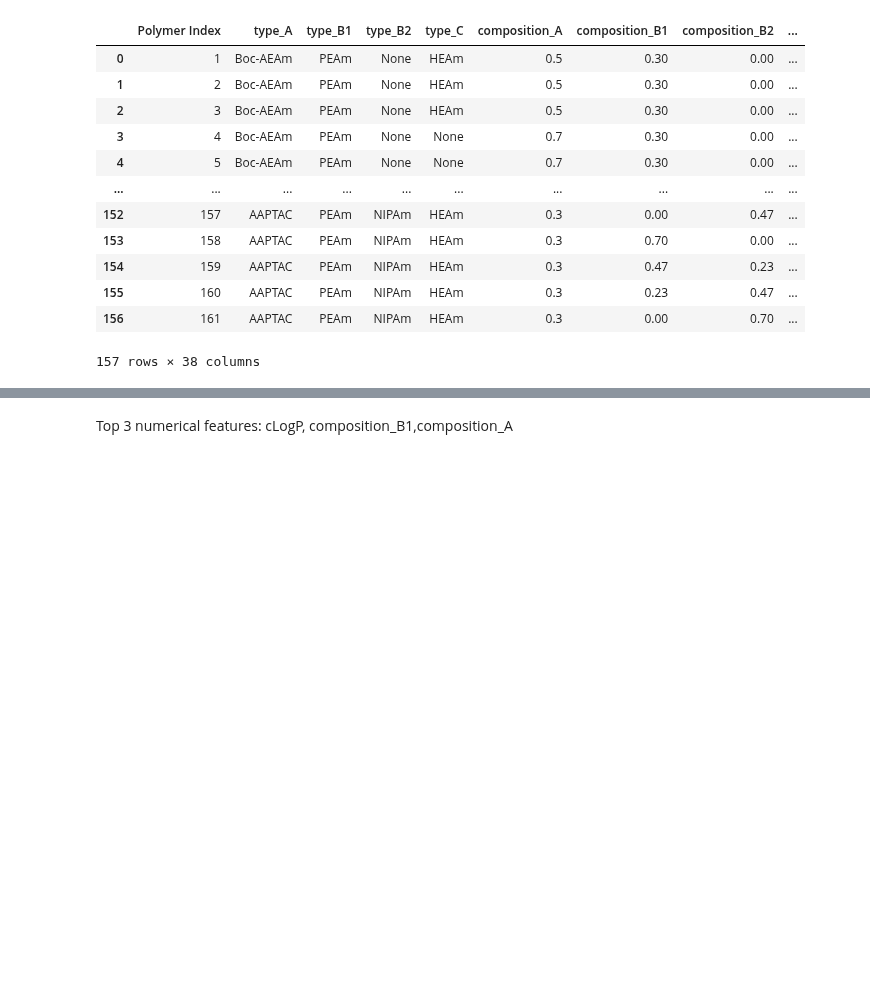
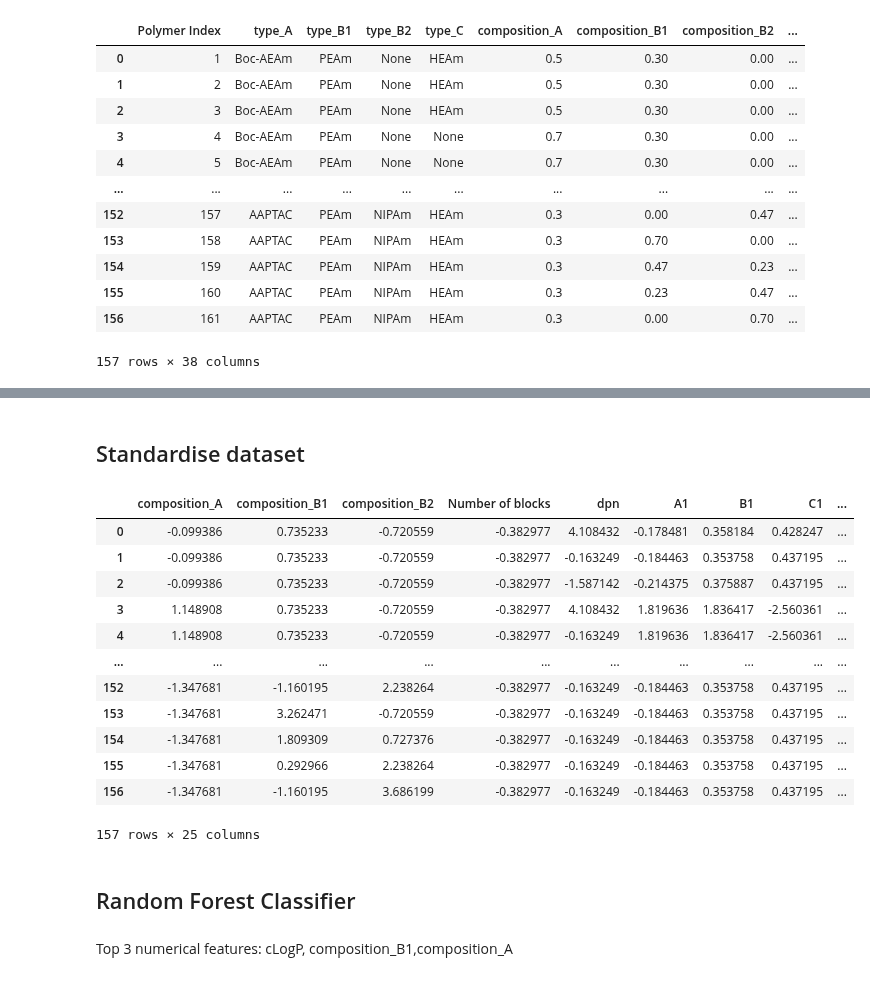
Before and after one commit to YimengJin/Thesis_Yimeng, a Jupyter notebook: Polymer BO.ipynb, the cells around one changed output, grey strips where cells are left out. Saved outputs shown, nothing was run; the diff lists cells and outputs as text; code cells hidden in the pictures; blank space fills up the shorter version.

```diff
--- a/Polymer BO.ipynb
+++ b/Polymer BO.ipynb
@@ -41,0 +96,26 @@ data
+# %% [markdown]
+## Standardise dataset
+# %%
+from sklearn.preprocessing import StandardScaler
+scaler = StandardScaler()
+
+X_train = scaler.fit_transform(X)
+X_train = pd.DataFrame(X_scaled, columns = X.columns, index = X.index.values.tolist())
+
+X_train
+# %% [output]
+|  | composition_A | composition_B1 | composition_B2 | Number of blocks | dpn | A1 | B1 | C1 | ... |
+| 0 | -0.099386 | 0.735233 | -0.720559 | -0.382977 | 4.108432 | -0.178481 | 0.358184 | 0.428247 | ... |
+| 1 | -0.099386 | 0.735233 | -0.720559 | -0.382977 | -0.163249 | -0.184463 | 0.353758 | 0.437195 | ... |
+| 2 | -0.099386 | 0.735233 | -0.720559 | -0.382977 | -1.587142 | -0.214375 | 0.375887 | 0.437195 | ... |
+| 3 | 1.148908 | 0.735233 | -0.720559 | -0.382977 | 4.108432 | 1.819636 | 1.836417 | -2.560361 | ... |
+| 4 | 1.148908 | 0.735233 | -0.720559 | -0.382977 | -0.163249 | 1.819636 | 1.836417 | -2.560361 | ... |
+| ... | ... | ... | ... | ... | ... | ... | ... | ... | ... |
+| 152 | -1.347681 | -1.160195 | 2.238264 | -0.382977 | -0.163249 | -0.184463 | 0.353758 | 0.437195 | ... |
+| 153 | -1.347681 | 3.262471 | -0.720559 | -0.382977 | -0.163249 | -0.184463 | 0.353758 | 0.437195 | ... |
+| 154 | -1.347681 | 1.809309 | 0.727376 | -0.382977 | -0.163249 | -0.184463 | 0.353758 | 0.437195 | ... |
+| 155 | -1.347681 | 0.292966 | 2.238264 | -0.382977 | -0.163249 | -0.184463 | 0.353758 | 0.437195 | ... |
+| 156 | -1.347681 | -1.160195 | 3.686199 | -0.382977 | -0.163249 | -0.184463 | 0.353758 | 0.437195 | ... |
+157 rows × 25 columns
+# %% [markdown]
+## Random Forest Classifier
```
Also changed, not shown: parts of 12 cells of this notebook, 1 other file.
